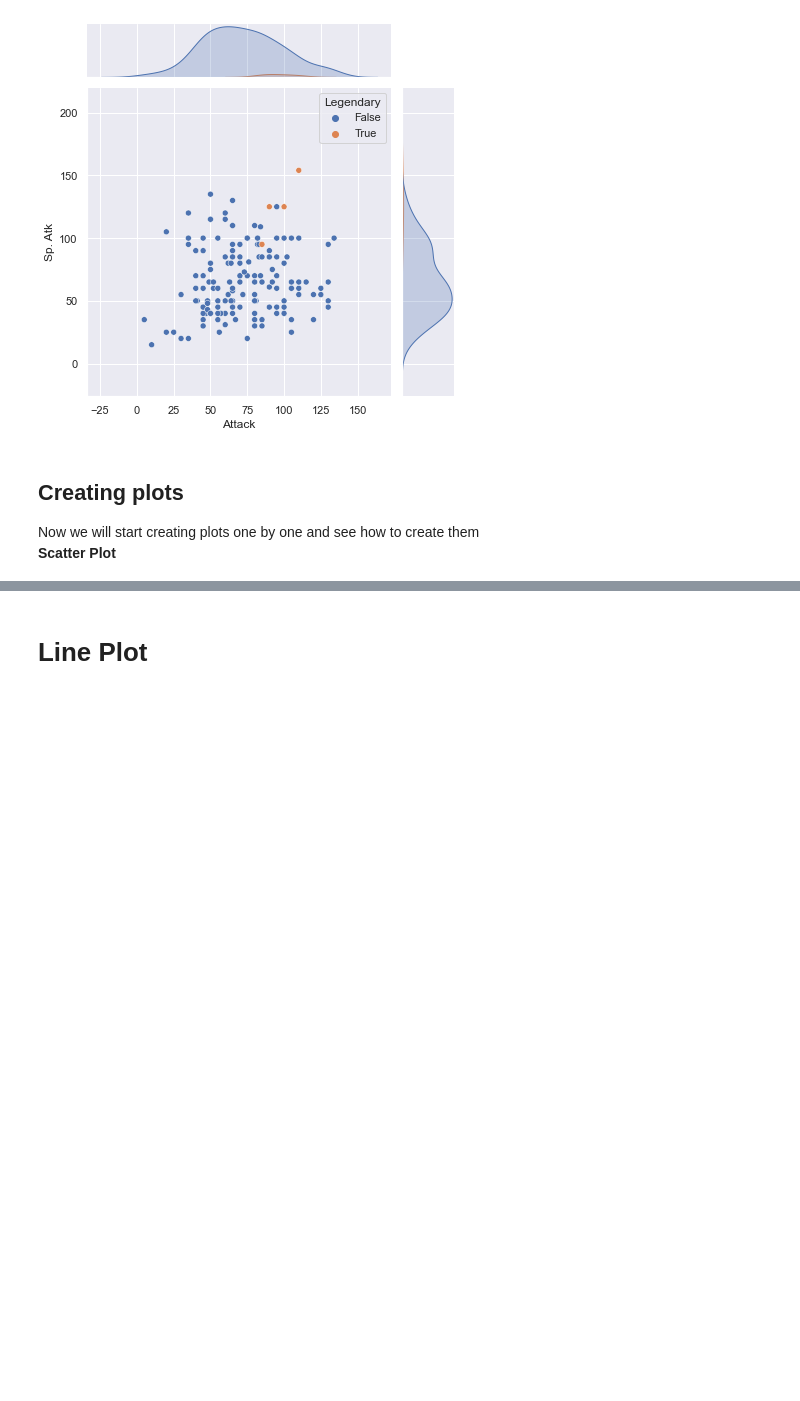
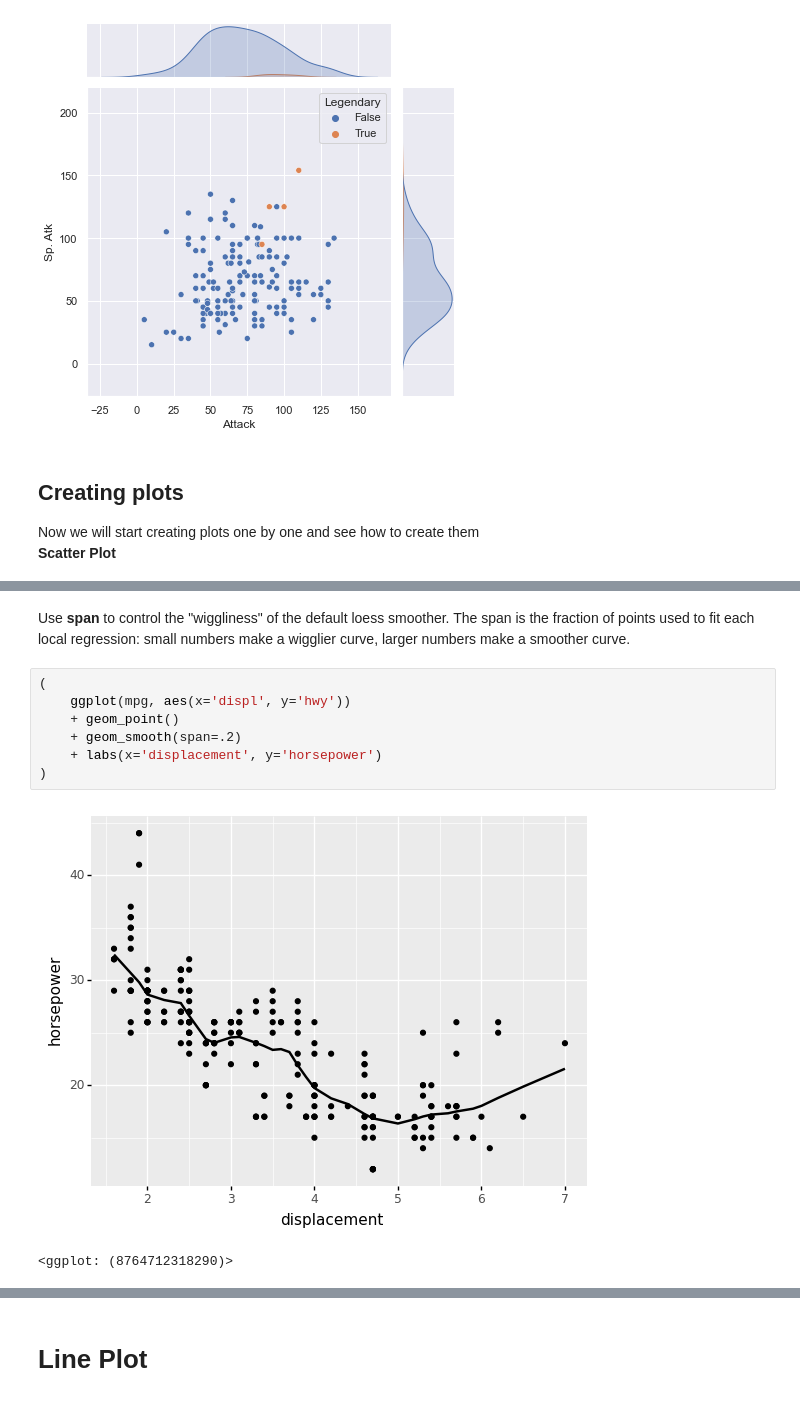
Before and after one commit to okara83/Visualization-Examples-and-Tutorials, a Jupyter notebook: seaborn-plotnine-viz-tutorial.ipynb, the cells around one changed output, grey strips where cells are left out. Drawn from its saved outputs; the diff is of its cells as text; blank space fills up the shorter version.

```diff
--- a/seaborn-plotnine-viz-tutorial.ipynb
+++ b/seaborn-plotnine-viz-tutorial.ipynb
@@ -511,0 +536,12 @@ Now we will start creating plots one by one and see how to create them<br>
+# %% [markdown]
+Use <b>span</b> to control the "wiggliness" of the default loess smoother. The span is the fraction of points used to fit each local regression: small numbers make a wigglier curve, larger numbers make a smoother curve.
+# %%
+(
+    ggplot(mpg, aes(x='displ', y='hwy'))
+    + geom_point()
+    + geom_smooth(span=.2)
+    + labs(x='displacement', y='horsepower')
+)
+# %% [output]
+[figure, added]
+<ggplot: (8764712318290)>
```
Also changed, not shown: parts of 26 cells of this notebook.
